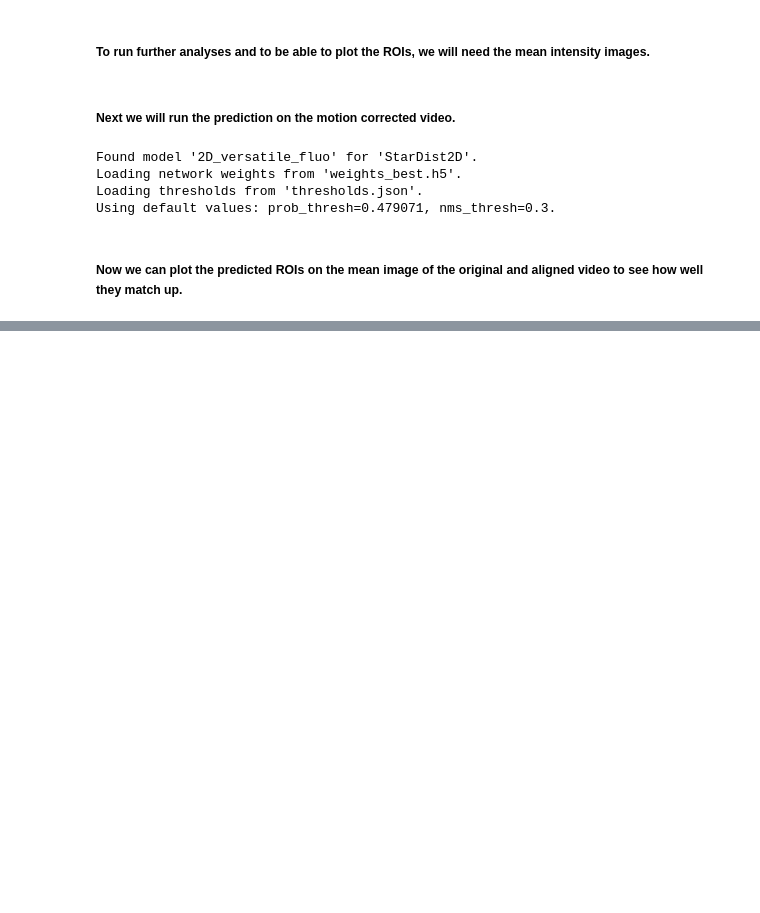
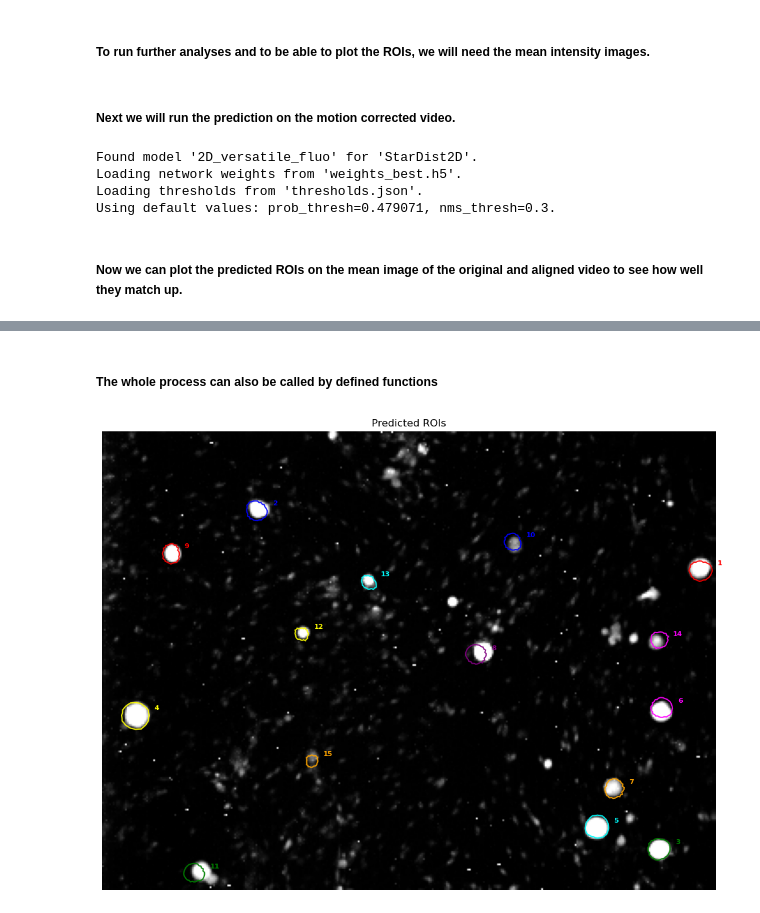
Before and after one commit to nielskhlr/calcium-git, a Jupyter notebook: scripts/demos/stardist_analysis_demo.ipynb, the cells around one changed output, grey strips where cells are left out. Drawn from its saved outputs; the diff is of its cells as text; code cells hidden in the pictures; blank space fills up the shorter version.

```diff
--- a/scripts/demos/stardist_analysis_demo.ipynb
+++ b/scripts/demos/stardist_analysis_demo.ipynb
@@ -123,0 +248,7 @@ plt.show()
+# %% [markdown]
+##### The whole process can also be called by defined functions
+# %%
+# To open, read and extract ROI data from .zip archives
+roi_data_list = ra.load_rois_from_zip("demo_rois_aligned.zip", video_al_spon_mean, plot=True)
+# %% [output]
+[figure, added]
```
Also changed, not shown: parts of 19 cells of this notebook.
